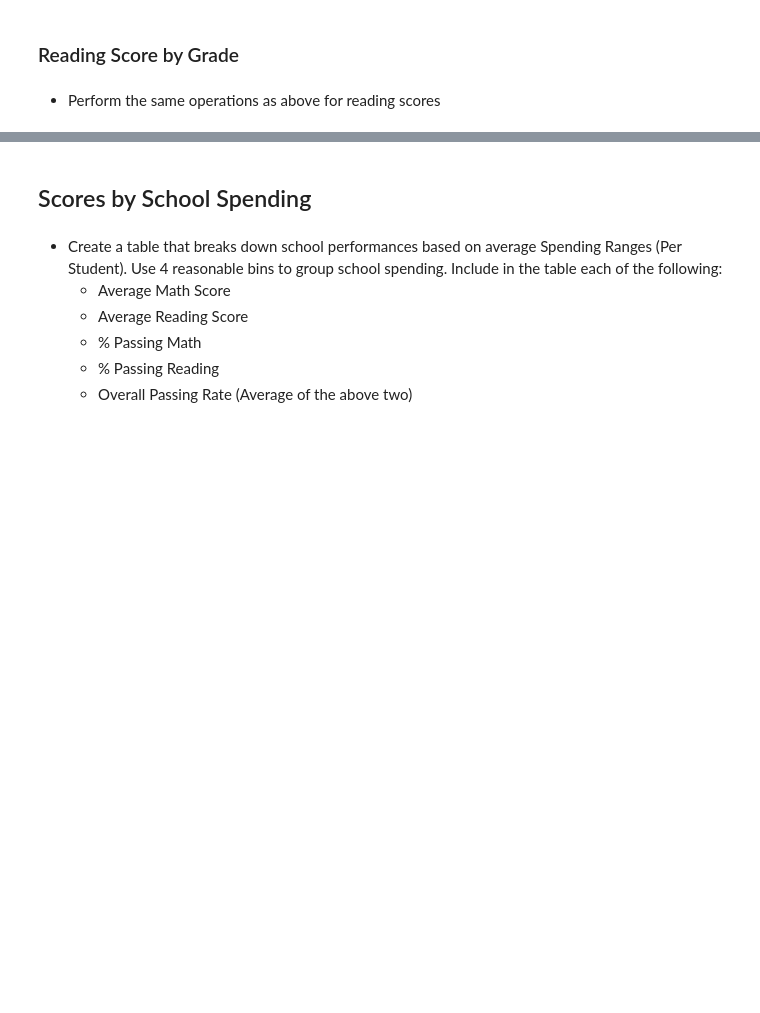
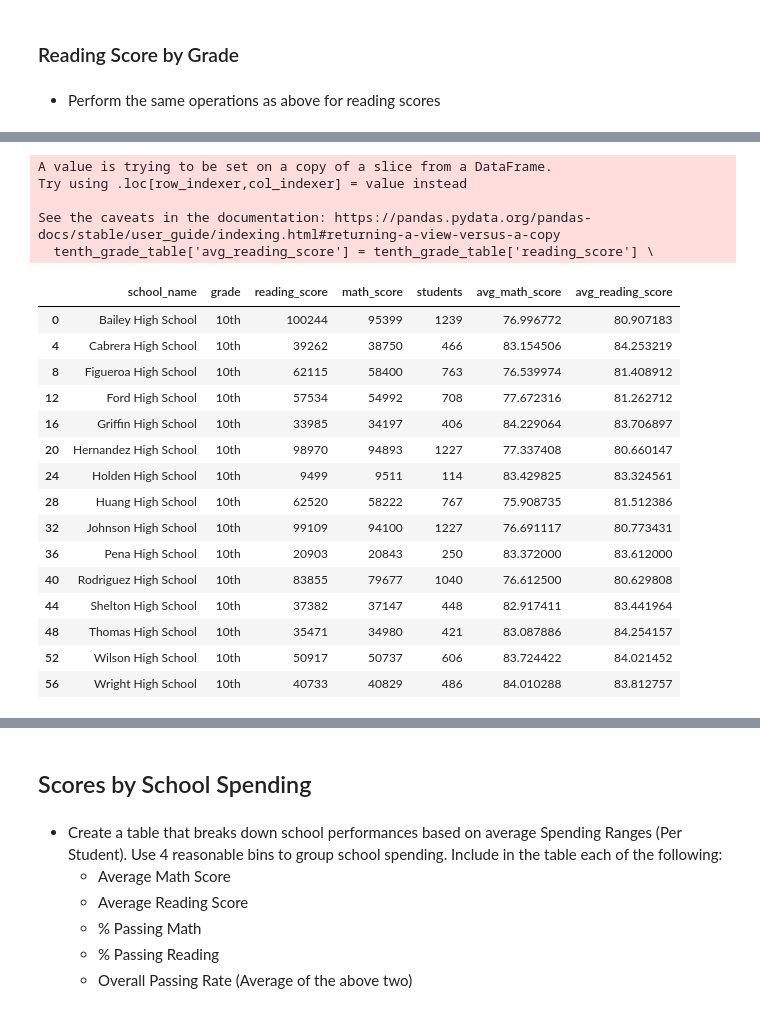
Before and after one commit to Willion-3528/311_Python_Lab_Assignment, a Jupyter notebook: Python_Lab_Assignment.ipynb, the cells around one changed output, grey strips where cells are left out. Drawn from its saved outputs; the diff is of its cells as text; code cells hidden in the pictures; blank space fills up the shorter version.

```diff
--- a/Python_Lab_Assignment.ipynb
+++ b/Python_Lab_Assignment.ipynb
@@ -414,2 +474,6 @@ bottom_school.iloc[:, [1, 2, -1]].head(5)
 # %%
-# Calculate the average math score for 9th grade in each school
+# Calculate the average math score for 10th grade in each school
+tenth_grade_table = all_grades_sum_table[all_grades_sum_table['grade'] == '10th']
+tenth_grade_table['avg_math_score'] = tenth_grade_table['math_score'] \
+    / tenth_grade_table['students']
+tenth_grade_table
@@ -430,4 +612,29 @@ bottom_school.iloc[:, [1, 2, -1]].head(5)
 # %%
 # Calculate the average reading score for 10th grade in each school
+tenth_grade_table['avg_reading_score'] = tenth_grade_table['reading_score'] \
+    / tenth_grade_table['students']
+tenth_grade_table
+# %% [output]
+A value is trying to be set on a copy of a slice from a DataFrame.
+Try using .loc[row_indexer,col_indexer] = value instead
+
+See the caveats in the documentation: https://pandas.pydata.org/pandas-docs/stable/user_guide/indexing.html#returning-a-view-versus-a-copy
+  tenth_grade_table['avg_reading_score'] = tenth_grade_table['reading_score'] \
+|  | school_name | grade | reading_score | math_score | students | avg_math_score | avg_reading_score |
+| 0 | Bailey High School | 10th | 100244 | 95399 | 1239 | 76.996772 | 80.907183 |
+| 4 | Cabrera High School | 10th | 39262 | 38750 | 466 | 83.154506 | 84.253219 |
+| 8 | Figueroa High School | 10th | 62115 | 58400 | 763 | 76.539974 | 81.408912 |
+| 12 | Ford High School | 10th | 57534 | 54992 | 708 | 77.672316 | 81.262712 |
+| 16 | Griffin High School | 10th | 33985 | 34197 | 406 | 84.229064 | 83.706897 |
+| 20 | Hernandez High School | 10th | 98970 | 94893 | 1227 | 77.337408 | 80.660147 |
+| 24 | Holden High School | 10th | 9499 | 9511 | 114 | 83.429825 | 83.324561 |
+| 28 | Huang High School | 10th | 62520 | 58222 | 767 | 75.908735 | 81.512386 |
+| 32 | Johnson High School | 10th | 99109 | 94100 | 1227 | 76.691117 | 80.773431 |
+| 36 | Pena High School | 10th | 20903 | 20843 | 250 | 83.372000 | 83.612000 |
+| 40 | Rodriguez High School | 10th | 83855 | 79677 | 1040 | 76.612500 | 80.629808 |
+| 44 | Shelton High School | 10th | 37382 | 37147 | 448 | 82.917411 | 83.441964 |
+| 48 | Thomas High School | 10th | 35471 | 34980 | 421 | 83.087886 | 84.254157 |
+| 52 | Wilson High School | 10th | 50917 | 50737 | 606 | 83.724422 | 84.021452 |
+| 56 | Wright High School | 10th | 40733 | 40829 | 486 | 84.010288 | 83.812757 |
 # %%
 # Calculate the average reading score for 11th grade in each school
```
Also changed, not shown: parts of 12 cells of this notebook, 2 other files.
